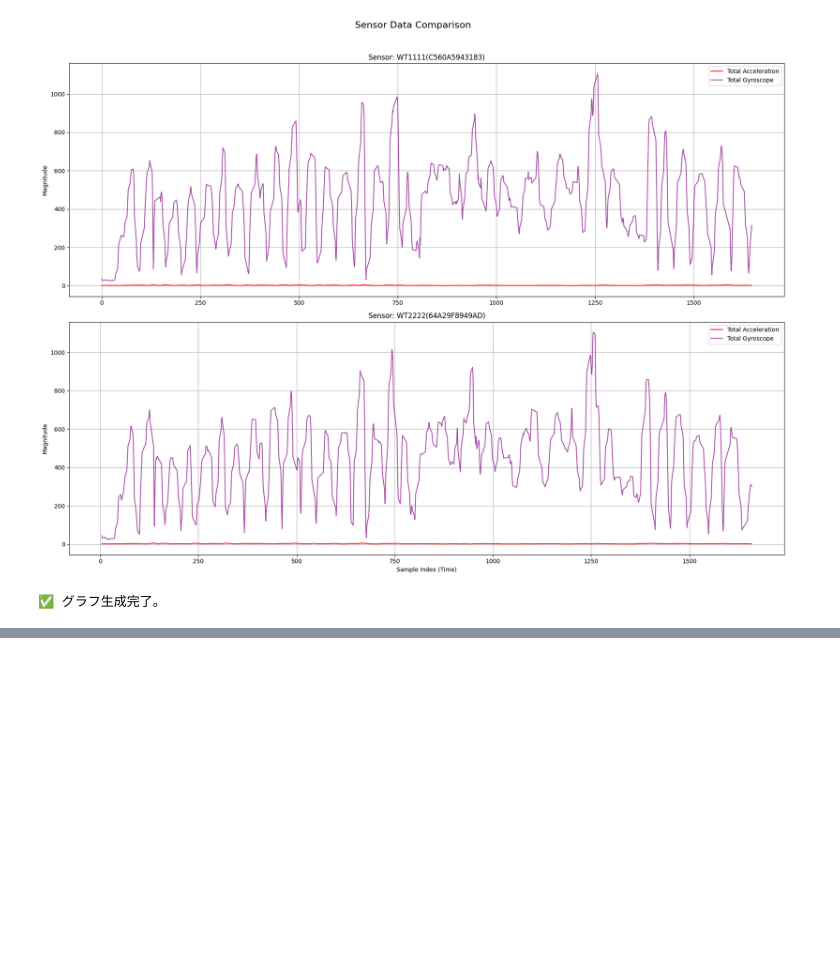
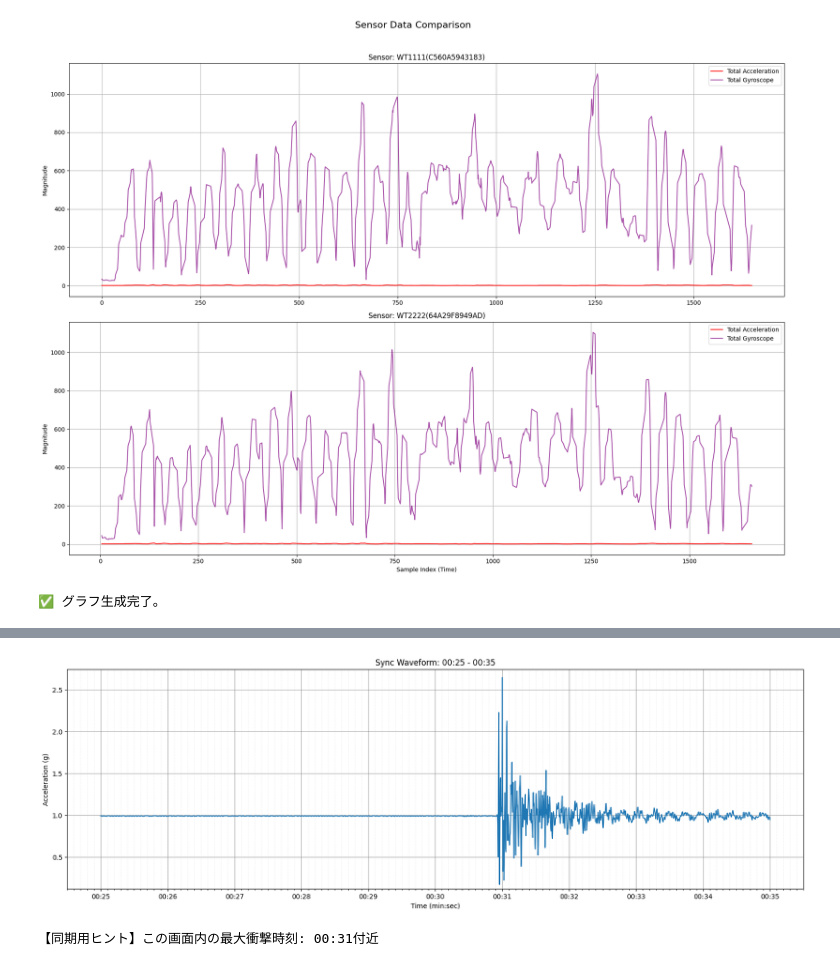
Before and after one commit to zkc1031/BadmintonNetTouch, a Jupyter notebook: notebooks/main_workflow.ipynb, the cells around one changed output, grey strips where cells are left out. Saved outputs shown, nothing was run; the diff lists cells and outputs as text; code cells hidden in the pictures; blank space fills up the shorter version.

```diff
--- a/notebooks/main_workflow.ipynb
+++ b/notebooks/main_workflow.ipynb
@@ -891,0 +908,67 @@ analyze_sensor_data_v5(SENSOR_DATA_PATH)
+# %%
+import pandas as pd
+import matplotlib.pyplot as plt
+import matplotlib.ticker as ticker
+import numpy as np
+
+# ==========================================
+# 1. 設定：動画の「叩いた瞬間」の数秒前を指定
+# ==========================================
+filename = '20260107193101.txt'
+start_minute = 0   # 動画で叩いた「分」
+start_second = 25  # 動画で叩いた「秒」の5秒前くらいを指定
+window_size = 10   # 10秒間だけ表示（短いほど波形が大きく見えます）
+
+# ==========================================
+# 2. 読み込みと計算
+# ==========================================
+df = pd.read_csv(filename, sep='\t')
+df['Acc_Mag'] = np.sqrt(df['AccX(g)']**2 + df['AccY(g)']**2 + df['AccZ(g)']**2)
+df['seconds'] = df.index / 200.0  # 200Hz
+
+# 表示範囲の計算
+start_at = (start_minute * 60) + start_second
+end_at = start_at + window_size
+mask = (df['seconds'] >= start_at) & (df['seconds'] <= end_at)
+target_df = df.loc[mask]
+
+# ==========================================
+# 3. グラフ表示（同期に特化した見やすさ重視）
+# ==========================================
+plt.figure(figsize=(20, 6))
+
+# 波形のプロット（青色で見やすく）
+plt.plot(target_df['seconds'], target_df['Acc_Mag'], color='#1f77b4', linewidth=1.5)
+
+# X軸の設定（分:秒）
+ax = plt.gca()
+ax.xaxis.set_major_locator(ticker.MultipleLocator(1))    # 1秒ごとに太線と数字
+ax.xaxis.set_minor_locator(ticker.MultipleLocator(0.1))  # 0.1秒ごとに細い補助線
+
+def time_formatter(x, pos):
+    m = int(x // 60)
+    s = int(x % 60)
+    return f'{m:02d}:{s:02d}'
+ax.xaxis.set_major_formatter(ticker.FuncFormatter(time_formatter))
+
+# 縦軸の自動ズーム（ここが2枚目の見やすさのポイント）
+if not target_df.empty:
+    v_min, v_max = target_df['Acc_Mag'].min(), target_df['Acc_Mag'].max()
+    plt.ylim(v_min - 0.05, v_max + 0.1) # データの幅に合わせて限界まで拡大
+
+# グリッド（網掛け）を細かく入れる
+plt.grid(which='major', color='#666666', linestyle='-', alpha=0.6)
+plt.grid(which='minor', color='#cccccc', linestyle=':', alpha=0.4)
+
+plt.title(f'Sync Waveform: {time_formatter(start_at, None)} - {time_formatter(end_at, None)}')
+plt.xlabel('Time (min:sec)')
+plt.ylabel('Acceleration (g)')
+plt.show()
+
+# ピーク時間の特定
+if not target_df.empty:
+    peak_time = df.loc[target_df['Acc_Mag'].idxmax(), 'seconds']
+    print(f"【同期用ヒント】この画面内の最大衝撃時刻: {time_formatter(peak_time, None)}付近")
+# %% [output]
+[figure, added]
+【同期用ヒント】この画面内の最大衝撃時刻: 00:31付近
```
Also changed, not shown: parts of 4 cells of this notebook.
